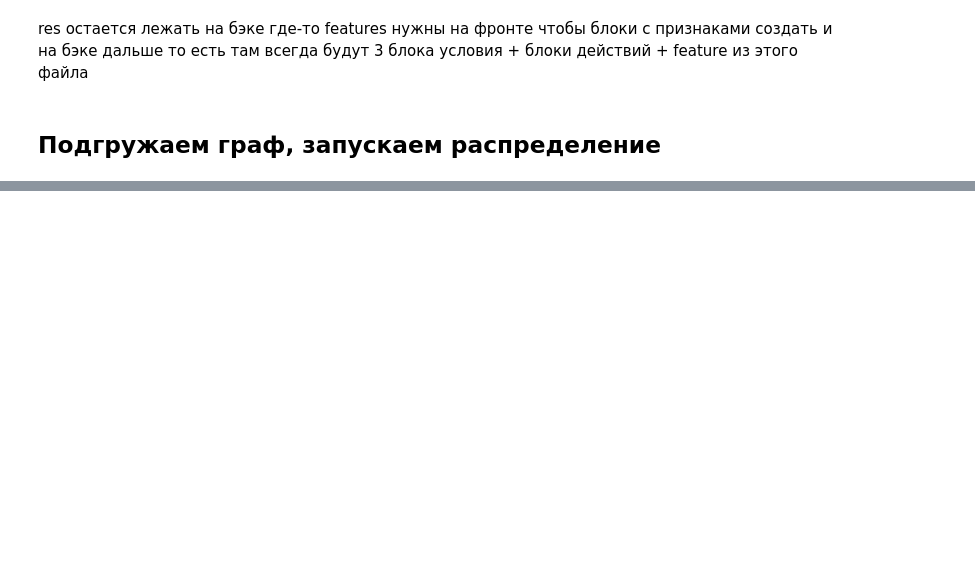
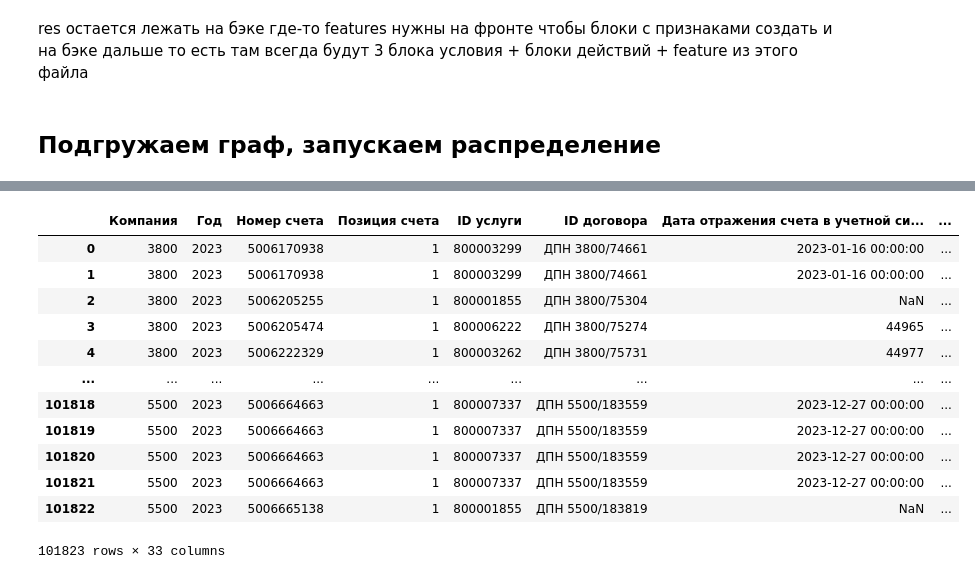
Before and after one commit to talkiiing-team/zakupai, a Jupyter notebook: services/api/ml/lib/data_concater_3.ipynb, the cells around one changed output, grey strips where cells are left out. Drawn from its saved outputs; the diff is of its cells as text; code cells hidden in the pictures; blank space fills up the shorter version.

```diff
--- a/services/api/ml/lib/data_concater_3.ipynb
+++ b/services/api/ml/lib/data_concater_3.ipynb
@@ -92,3 +101,19 @@ distrib_sums = get_disrib_sums(res_by_prime, res["prime"].unique(), numeric_feat
+# %%
+res
+# %% [output]
+|  | Компания | Год | Номер счета | Позиция счета | ID услуги | ID договора | Дата отражения счета в учетной си... | ... |
+| 0 | 3800 | 2023 | 5006170938 | 1 | 800003299 | ДПН 3800/74661 | 2023-01-16 00:00:00 | ... |
+| 1 | 3800 | 2023 | 5006170938 | 1 | 800003299 | ДПН 3800/74661 | 2023-01-16 00:00:00 | ... |
+| 2 | 3800 | 2023 | 5006205255 | 1 | 800001855 | ДПН 3800/75304 | NaN | ... |
+| 3 | 3800 | 2023 | 5006205474 | 1 | 800006222 | ДПН 3800/75274 | 44965 | ... |
+| 4 | 3800 | 2023 | 5006222329 | 1 | 800003262 | ДПН 3800/75731 | 44977 | ... |
+| ... | ... | ... | ... | ... | ... | ... | ... | ... |
+| 101818 | 5500 | 2023 | 5006664663 | 1 | 800007337 | ДПН 5500/183559 | 2023-12-27 00:00:00 | ... |
+| 101819 | 5500 | 2023 | 5006664663 | 1 | 800007337 | ДПН 5500/183559 | 2023-12-27 00:00:00 | ... |
+| 101820 | 5500 | 2023 | 5006664663 | 1 | 800007337 | ДПН 5500/183559 | 2023-12-27 00:00:00 | ... |
+| 101821 | 5500 | 2023 | 5006664663 | 1 | 800007337 | ДПН 5500/183559 | 2023-12-27 00:00:00 | ... |
+| 101822 | 5500 | 2023 | 5006665138 | 1 | 800001855 | ДПН 5500/183819 | NaN | ... |
+101823 rows × 33 columns
 # %%
 pays_by_prime = pays_df.groupby("prime")
 res_by_prime = res.groupby("prime")
```
Also changed, not shown: parts of 21 cells of this notebook, 4 other files.
